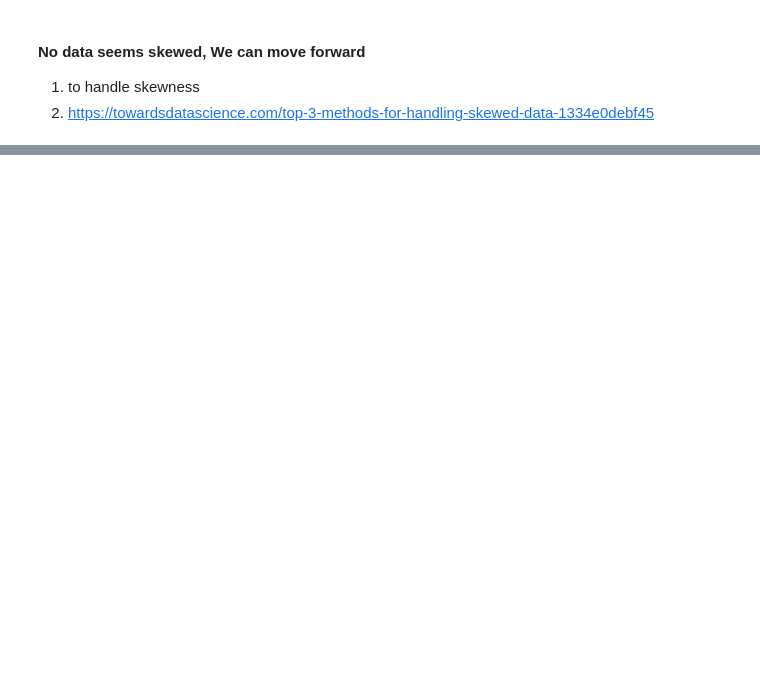
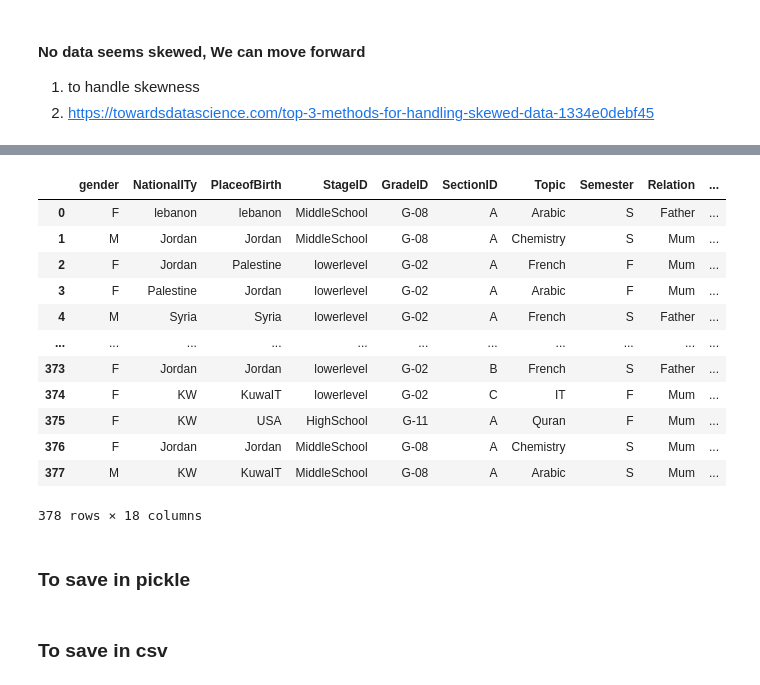
Before and after one commit to himanshudce/ML, a Jupyter notebook: ML.ipynb, the cells around one changed output, grey strips where cells are left out. Saved outputs shown, nothing was run; the diff lists cells and outputs as text; code cells hidden in the pictures; blank space fills up the shorter version.

```diff
--- a/ML.ipynb
+++ b/ML.ipynb
@@ -568,0 +931,21 @@ array([[<AxesSubplot:title={'center':'raisedhands'}>,
+# %%
+np.random.seed(0)
+train_save = train.sample(frac=1).reset_index(drop=True)
+# %%
+train_save
+# %% [output]
+|  | gender | NationalITy | PlaceofBirth | StageID | GradeID | SectionID | Topic | Semester | Relation | ... |
+| 0 | F | lebanon | lebanon | MiddleSchool | G-08 | A | Arabic | S | Father | ... |
+| 1 | M | Jordan | Jordan | MiddleSchool | G-08 | A | Chemistry | S | Mum | ... |
+| 2 | F | Jordan | Palestine | lowerlevel | G-02 | A | French | F | Mum | ... |
+| 3 | F | Palestine | Jordan | lowerlevel | G-02 | A | Arabic | F | Mum | ... |
+| 4 | M | Syria | Syria | lowerlevel | G-02 | A | French | S | Father | ... |
+| ... | ... | ... | ... | ... | ... | ... | ... | ... | ... | ... |
+| 373 | F | Jordan | Jordan | lowerlevel | G-02 | B | French | S | Father | ... |
+| 374 | F | KW | KuwaIT | lowerlevel | G-02 | C | IT | F | Mum | ... |
+| 375 | F | KW | USA | HighSchool | G-11 | A | Quran | F | Mum | ... |
+| 376 | F | Jordan | Jordan | MiddleSchool | G-08 | A | Chemistry | S | Mum | ... |
+| 377 | M | KW | KuwaIT | MiddleSchool | G-08 | A | Arabic | S | Mum | ... |
+378 rows × 18 columns
+# %% [markdown]
+### To save in pickle
@@ -568,0 +960,2 @@ array([[<AxesSubplot:title={'center':'raisedhands'}>,
+# %% [markdown]
+### To save in csv
```
Also changed, not shown: parts of 94 cells of this notebook, 13 other files.
